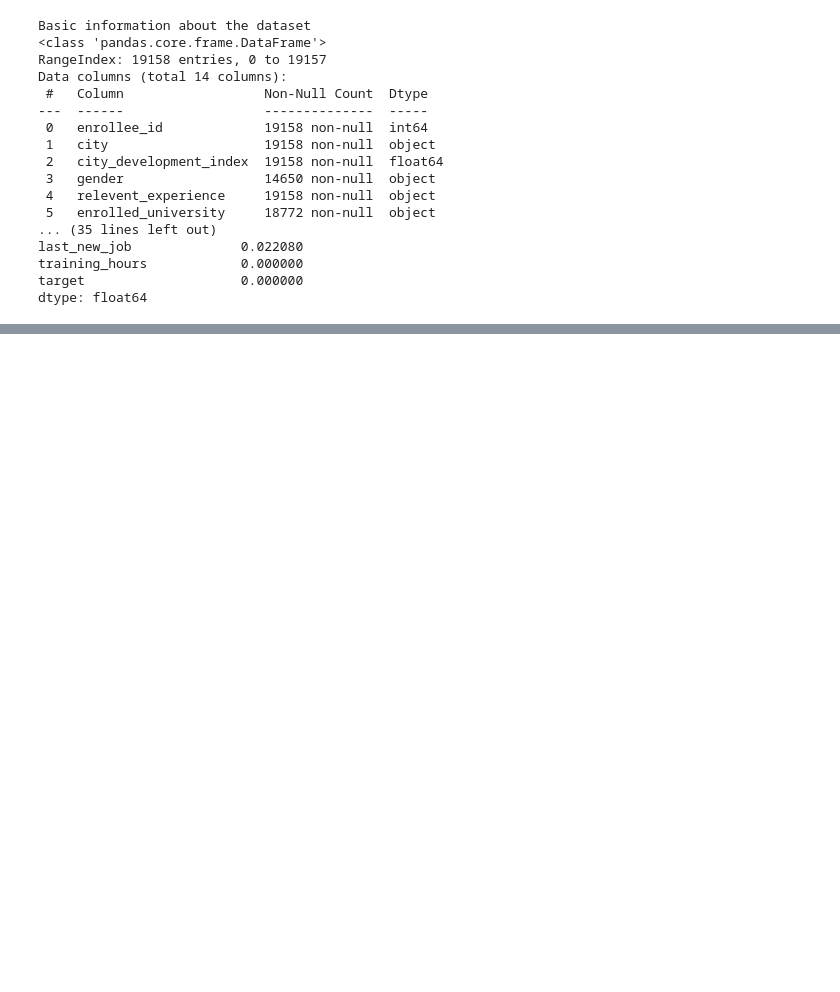
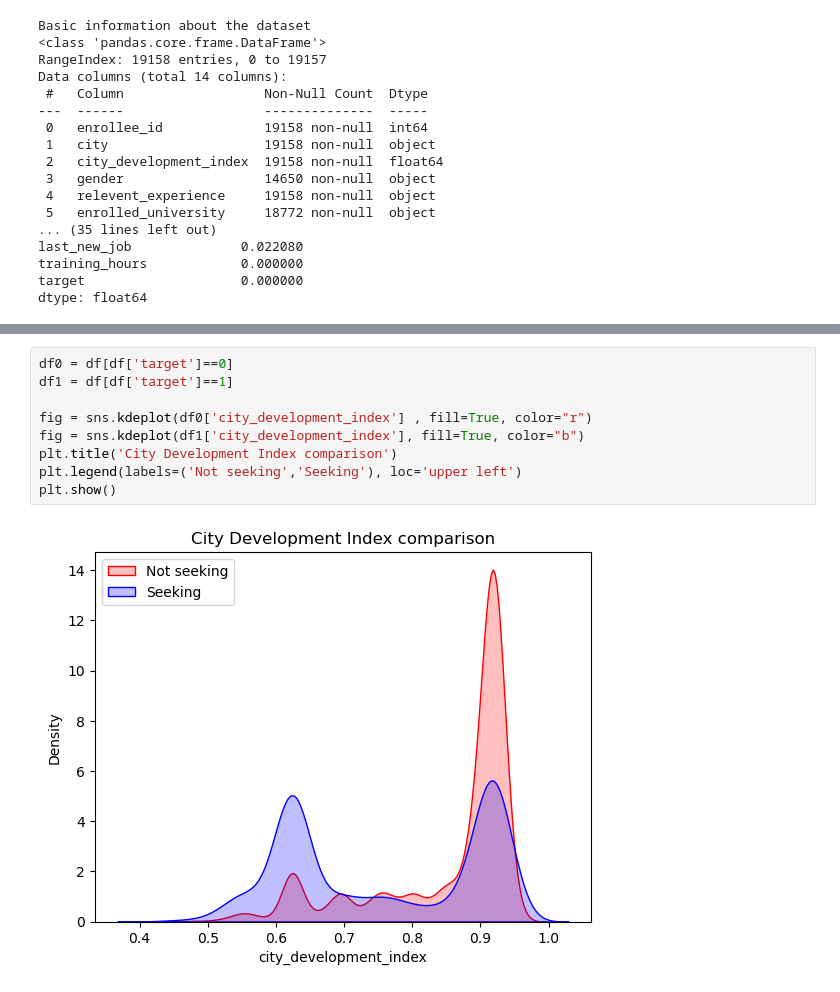
Before and after one commit to fachri34/Final-Project-Data-Science, a Jupyter notebook: EDAFinpro.ipynb, the cells around one changed output, grey strips where cells are left out. Drawn from its saved outputs; the diff is of its cells as text; blank space fills up the shorter version.

```diff
--- a/EDAFinpro.ipynb
+++ b/EDAFinpro.ipynb
@@ -108,0 +248,11 @@ sns.heatmap(df.corr(), cmap='Blues', annot=True, fmt='.2f')
+# %%
+df0 = df[df['target']==0]
+df1 = df[df['target']==1]
+
+fig = sns.kdeplot(df0['city_development_index'] , fill=True, color="r")
+fig = sns.kdeplot(df1['city_development_index'], fill=True, color="b")
+plt.title('City Development Index comparison')
+plt.legend(labels=('Not seeking','Seeking'), loc='upper left')
+plt.show()
+# %% [output]
+[figure, added]
```
Also changed, not shown: parts of 20 cells of this notebook, 1 other file.
